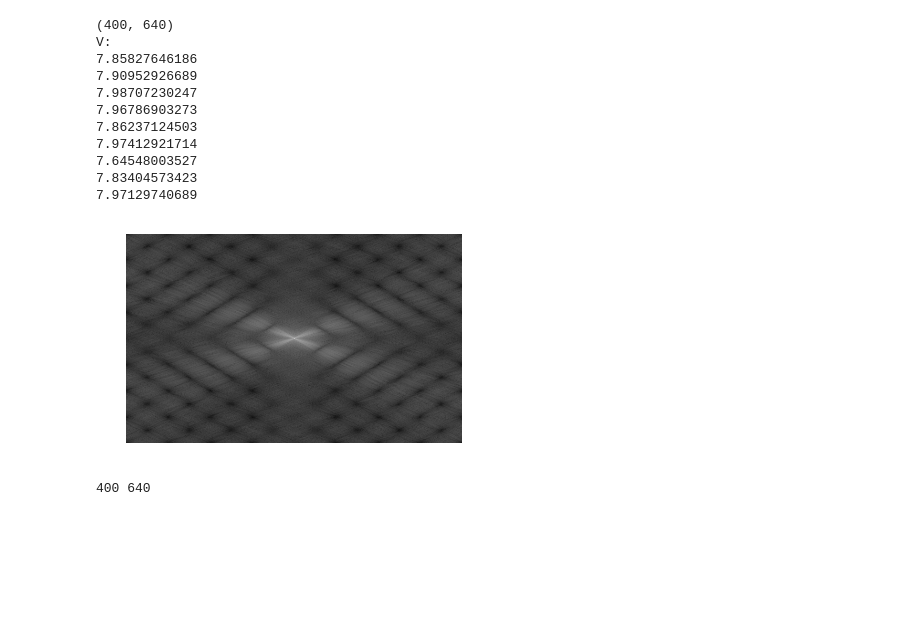
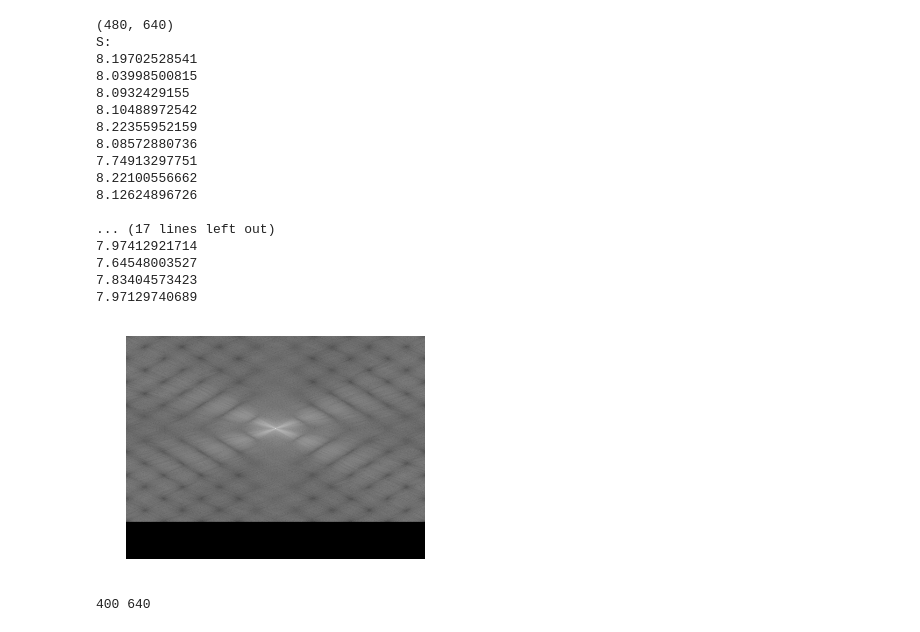
Before and after one commit to mika018/Character-Recognition-Classifier, a Jupyter notebook: cw2.ipynb, the cells around one changed output. Cells and saved outputs as stored; diff of their text form; code cells hidden in the pictures; blank space fills up the shorter version.

```diff
--- a/cw2.ipynb
+++ b/cw2.ipynb
@@ -16,15 +16,13 @@ import scipy.misc
 letter_list = ['S', 'T', 'V']
 k_number_of_images = 10
 # get dummy image
-avg_img = io.imread('training-data/S1.GIF')
+avg_img = io.imread('test-data/S11.gif')
 
 # convert to np.array so that we can compute the average
 avg_img_array = np.array(avg_img, dtype=float)
 print(avg_img_array.shape)
 
-
-# 640 x 400 pixels
-for letter in letter_list[2]:
+for letter in letter_list:
     # reset np.array
     avg_img_array.fill(0)
     print(letter + ":")
@@ -51,42 +49,49 @@ for letter in letter_list[2]:
 
     avg_img_array /= k_number_of_images
 
+    scipy.misc.imsave(letter + '_avg.png', avg_img_array)
+
     print()
 
 fig1 = plt.figure()
 ax1  = fig1.add_subplot( 111 )
 ax1.axis('off')
 # Usually for viewing purposes:b
 ax1.imshow( avg_img_array, cmap='gray' ) # io.
-scipy.misc.imsave('V_avg.png', avg_img_array)
 
 # fig1 = plt.figure()
 # ax1  = fig1.add_subplot( 111 )
 # ax1.axis('off')
 # Usually for viewing purposes:
 # ax1.imshow( np.log( np.absolute(q) + 1 ), cmap='gray' ) # io.
 
 # w = np.fft.ifft2( np.fft.ifftshift(q) ) # do inverse fourier transform
 #
 # fig2 = plt.figure()
 # ax2  = fig2.add_subplot( 111 )
 # ax2.axis('off')
 # ax2.imshow( np.array(w,dtype=int), cmap='gray' ) # io.
 
 plt.show()
 # %% [output]
-(400, 640)
-V:
-7.85827646186
-7.90952926689
-7.98707230247
-7.96786903273
-7.86237124503
+(480, 640)
+S:
+8.19702528541
+8.03998500815
+8.0932429155
+8.10488972542
+8.22355952159
+8.08572880736
+7.74913297751
+8.22100556662
+8.12624896726
+
+... (17 lines left out)
 7.97412921714
 7.64548003527
 7.83404573423
 7.97129740689
-[figure, old version]
+[figure, new version]
 # %%
 def euclidean_distance(A, B):
     return math.sqrt( (A[0] - B[0])**2 + (A[1] - B[1])**2 )
```
Also changed, not shown: parts of 6 cells of this notebook, 37 other files.
